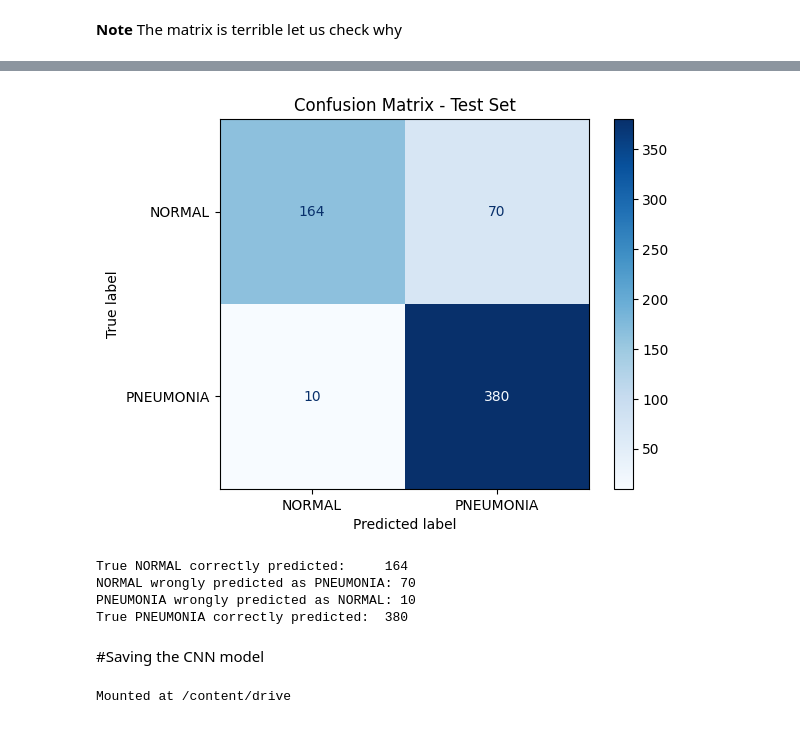
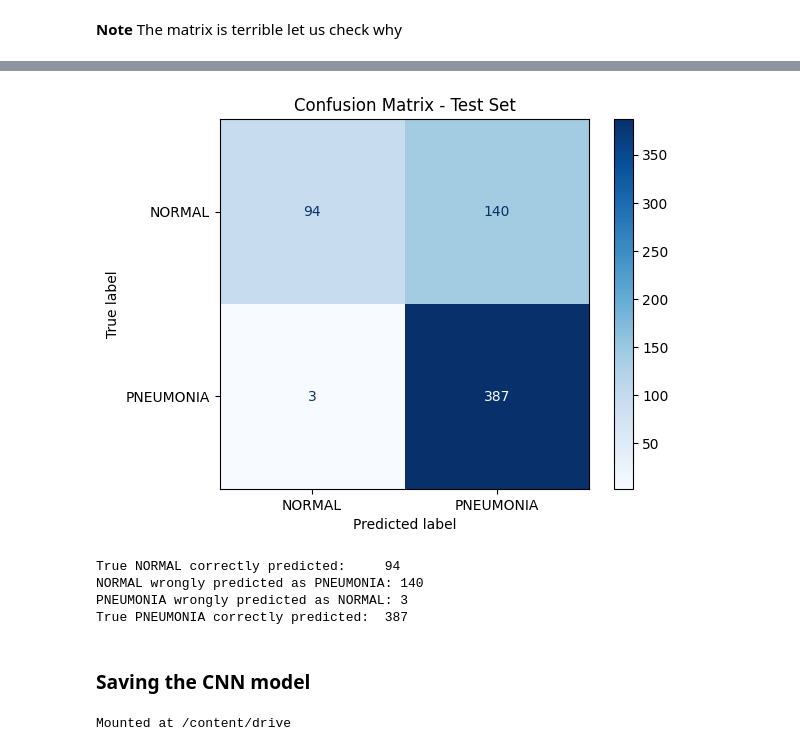
Before and after one commit to yusuf-codes10/deep-learining-project, a Jupyter notebook: dp_project.ipynb, the cells around one changed output, grey strips where cells are left out. Saved outputs shown, nothing was run; the diff lists cells and outputs as text; code cells hidden in the pictures.

```diff
--- a/dp_project.ipynb
+++ b/dp_project.ipynb
@@ -662,7 +618,7 @@ import numpy as np
 
 # Use test_generator, not val_generator
 test_generator.reset()
-y_pred = inter_model.predict(test_generator)
+y_pred = inter_model2.predict(test_generator)
 y_pred_classes = (y_pred > 0.3).astype(int)  # 0.3 threshold — catches more PNEUMONIA
 y_true = test_generator.classes
 
@@ -683,10 +639,10 @@ print(f"True PNEUMONIA correctly predicted:  {cm[1][1]}")
-[figure, old version]
+[figure, new version]
-True NORMAL correctly predicted:     164
-NORMAL wrongly predicted as PNEUMONIA: 70
-PNEUMONIA wrongly predicted as NORMAL: 10
-True PNEUMONIA correctly predicted:  380
+True NORMAL correctly predicted:     94
+NORMAL wrongly predicted as PNEUMONIA: 140
+PNEUMONIA wrongly predicted as NORMAL: 3
+True PNEUMONIA correctly predicted:  387
 # %% [markdown]
-#Saving the CNN model
+### Saving the CNN model
 # %%
 from google.colab import drive
 drive.mount('/content/drive')
```
Also changed, not shown: parts of 15 cells of this notebook.
